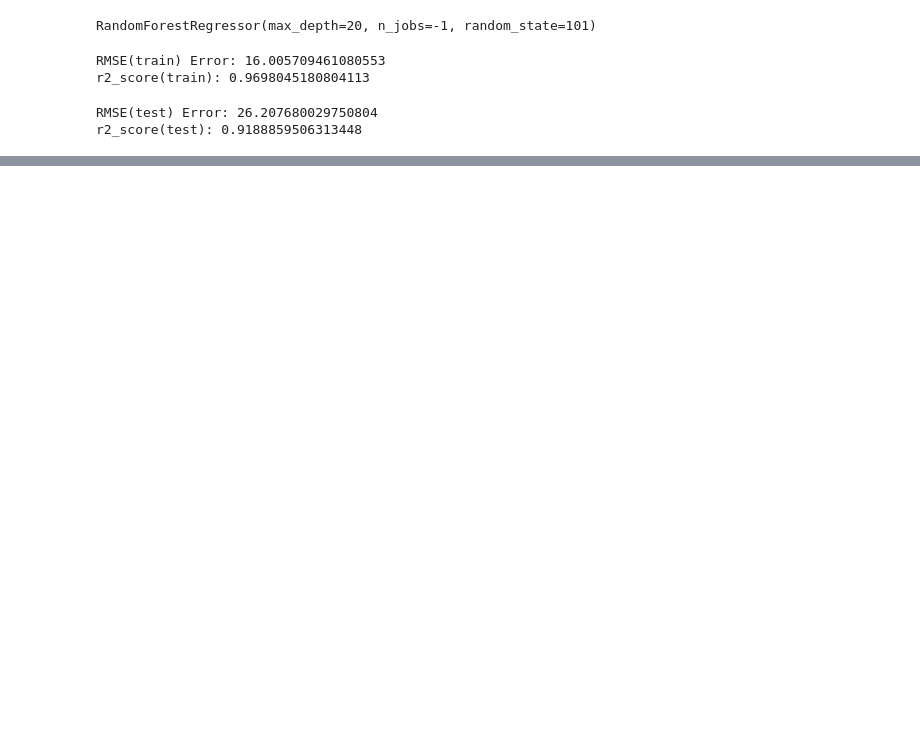
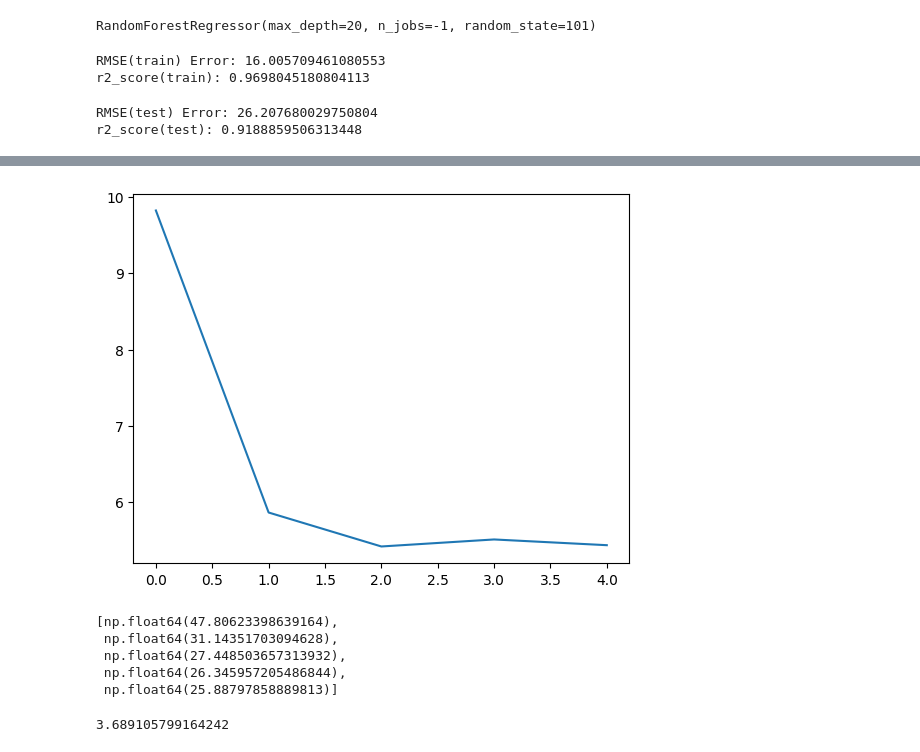
Before and after one commit to Ak62007/ML_Work, a Jupyter notebook: Linear_Regression_and_Decision_Tree_Regressors/notebooks/tree_based_models.ipynb, the cells around one changed output, grey strips where cells are left out. Saved outputs shown, nothing was run; the diff lists cells and outputs as text; code cells hidden in the pictures; blank space fills up the shorter version.

```diff
--- a/Linear_Regression_and_Decision_Tree_Regressors/notebooks/tree_based_models.ipynb
+++ b/Linear_Regression_and_Decision_Tree_Regressors/notebooks/tree_based_models.ipynb
@@ -247,0 +97,12 @@ n_estimators_list = [10,50,100,500]
+# %%
+plt.plot(errors_std);
+# %% [output]
+[figure, added]
+# %%
+errors
+# %% [output]
+[np.float64(47.80623398639164),
+ np.float64(31.14351703094628),
+ np.float64(27.448503657313932),
+ np.float64(26.345957205486844),
+ np.float64(25.88797858889813)]
@@ -247,0 +111,4 @@ n_estimators_list = [10,50,100,500]
+# %%
+standard_error.item()
+# %% [output]
+3.689105799164242
```
Also changed, not shown: parts of 39 cells of this notebook, 1 other file.
